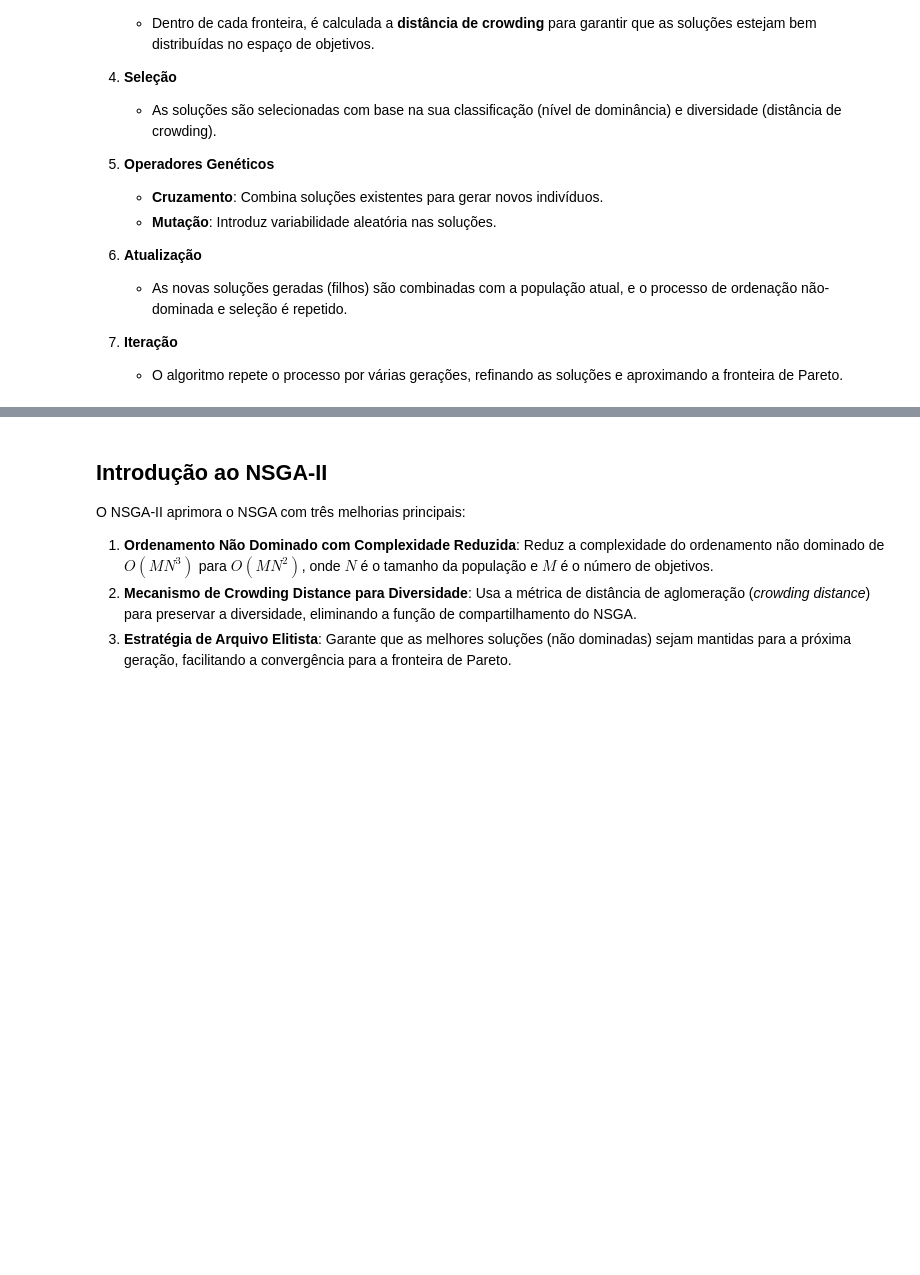
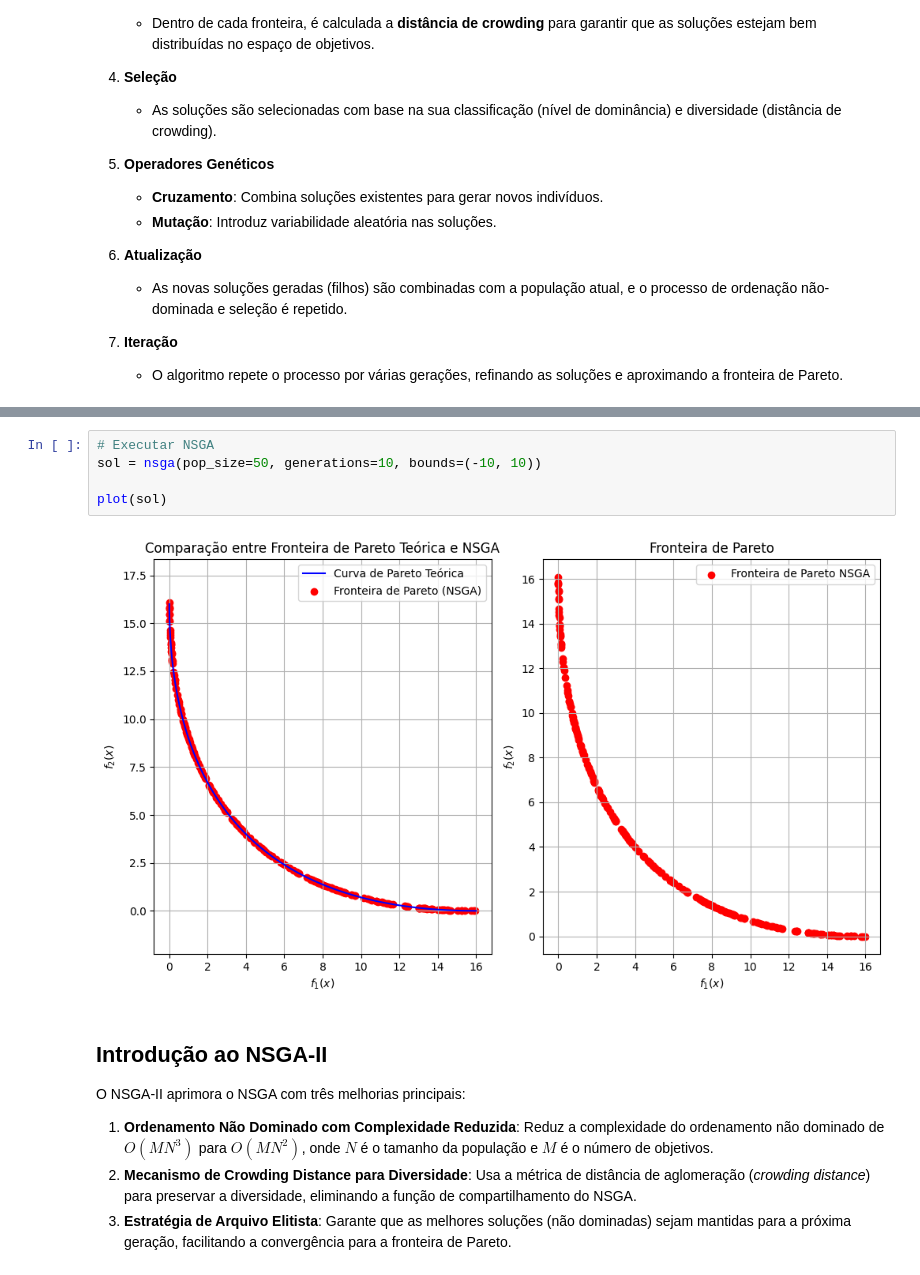
Before and after one commit to JunioCesarFerreira/NSGA-Studies, a Jupyter notebook: notebooks/basic/nsga-initial-study.ipynb, the cells around one changed output, grey strips where cells are left out. Drawn from its saved outputs; the diff is of its cells as text; blank space fills up the shorter version.

```diff
--- a/notebooks/basic/nsga-initial-study.ipynb
+++ b/notebooks/basic/nsga-initial-study.ipynb
@@ -326,3 +321,10 @@ nsga(pop_size=50, generations=10, bounds=(-10, 10))
+# %%
+# Executar NSGA
+sol = nsga(pop_size=50, generations=10, bounds=(-10, 10))
+
+plot(sol)
+# %% [output]
+[figure, added]
 # %% [markdown]
 ## Introdução ao NSGA-II
 
```
Also changed, not shown: parts of 24 cells of this notebook.
